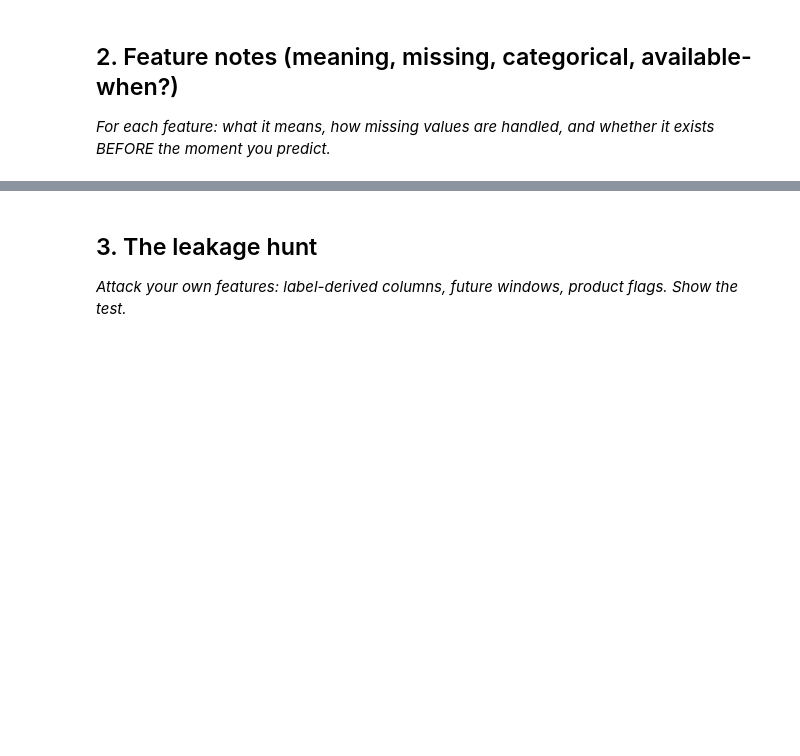
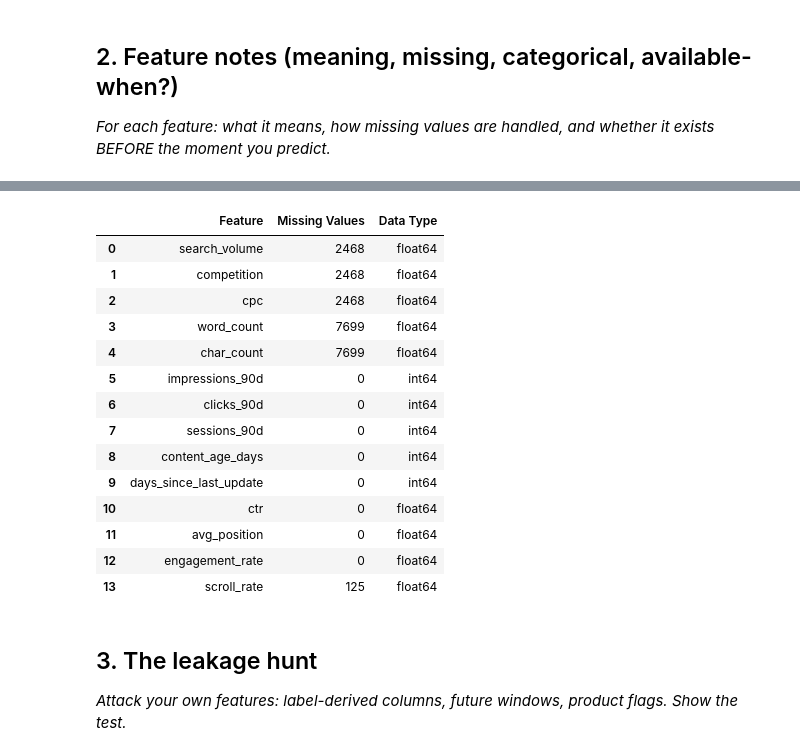
Before and after one commit to lthendral10/flyrank-ml-internship, a Jupyter notebook: work/notebooks/w03_feature_leakage_check.ipynb, the cells around one changed output, grey strips where cells are left out. Cells and saved outputs as stored; diff of their text form; code cells hidden in the pictures; blank space fills up the shorter version.

```diff
--- a/work/notebooks/w03_feature_leakage_check.ipynb
+++ b/work/notebooks/w03_feature_leakage_check.ipynb
@@ -15,0 +44,31 @@ This skeleton is yours to fill. Work the sections **in order** — each one has
+# %%
+import pandas as pd
+
+# Load dataset
+df = pd.read_csv("/content/flyrank-ml-internship/data/raw/content_refresh_anonymized.csv")
+
+# Selected features
+feature_columns = [
+    "search_volume",
+    "competition",
+    "cpc",
+    "word_count",
+    "char_count",
+    "impressions_90d",
+    "clicks_90d",
+    "sessions_90d",
+    "content_age_days",
+    "days_since_last_update",
+    "ctr",
+    "avg_position",
+    "engagement_rate",
+    "scroll_rate"
+]
+
+X = df[feature_columns].copy()
+
+# Fill missing numeric values
+X = X.fillna(X.median(numeric_only=True))
+
+print("Feature Vector Shape:", X.shape)
+X.head()
@@ -23,3 +99,27 @@ This skeleton is yours to fill. Work the sections **in order** — each one has
+# %%
+feature_notes = pd.DataFrame({
+    "Feature": feature_columns,
+    "Missing Values": [df[col].isnull().sum() for col in feature_columns],
+    "Data Type": [df[col].dtype for col in feature_columns]
+})
+
+feature_notes
+# %% [output]
+|  | Feature | Missing Values | Data Type |
+| 0 | search_volume | 2468 | float64 |
+| 1 | competition | 2468 | float64 |
+| 2 | cpc | 2468 | float64 |
+| 3 | word_count | 7699 | float64 |
+| 4 | char_count | 7699 | float64 |
+| 5 | impressions_90d | 0 | int64 |
+| 6 | clicks_90d | 0 | int64 |
+| 7 | sessions_90d | 0 | int64 |
+| 8 | content_age_days | 0 | int64 |
+| 9 | days_since_last_update | 0 | int64 |
+| 10 | ctr | 0 | float64 |
+| 11 | avg_position | 0 | float64 |
+| 12 | engagement_rate | 0 | float64 |
+| 13 | scroll_rate | 125 | float64 |
 # %% [markdown]
 ## 3. The leakage hunt
 
```
Also changed, not shown: parts of 10 cells of this notebook.
